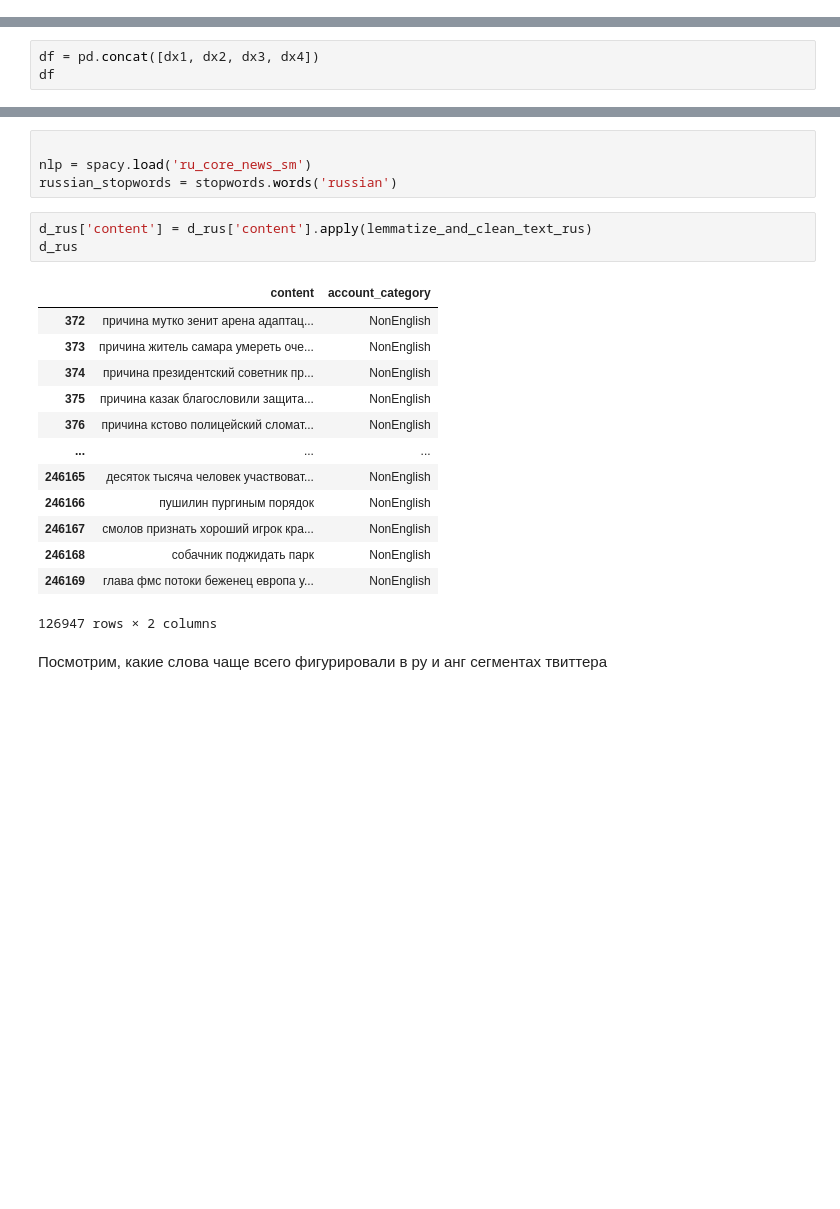
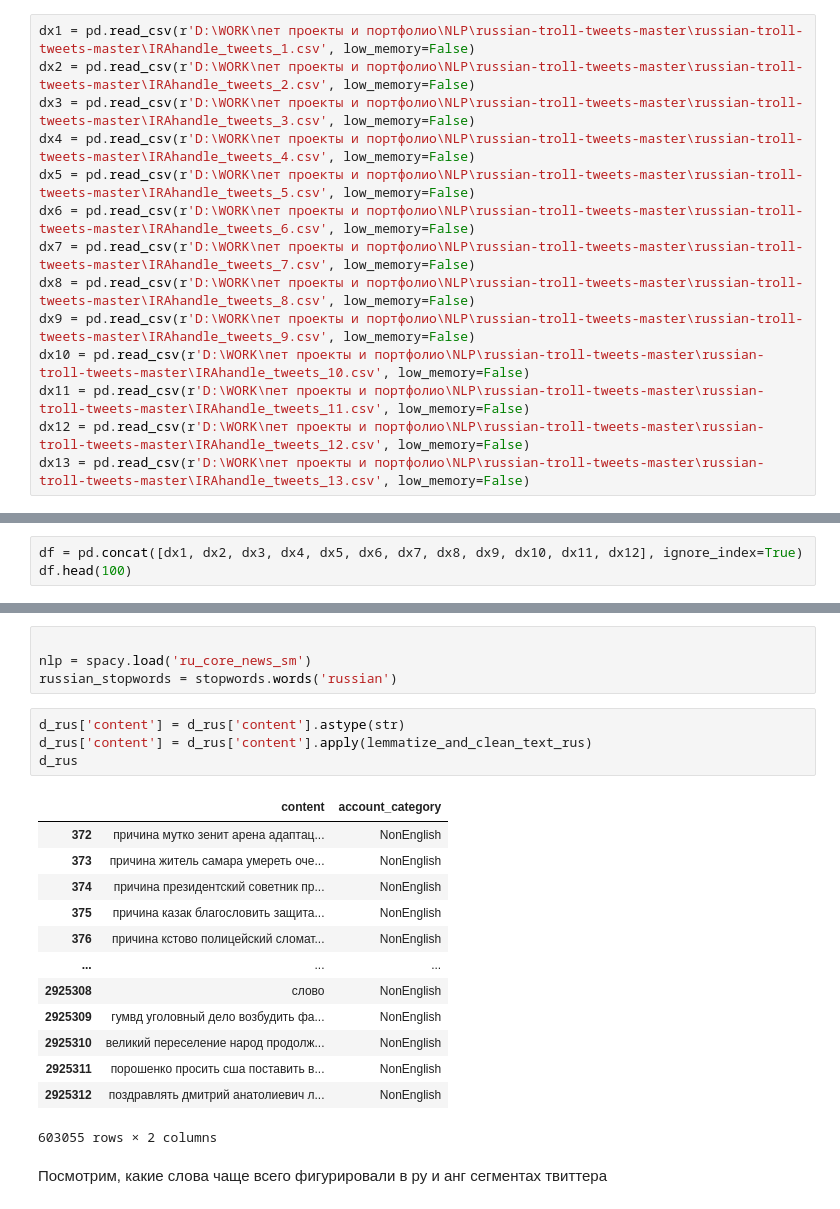
Before and after one commit to Orthanc92/Tweet-classification, a Jupyter notebook: twitter.ipynb, the cells around one changed output, grey strips where cells are left out. Saved outputs shown, nothing was run; the diff lists cells and outputs as text; blank space fills up the shorter version.

```diff
--- a/twitter.ipynb
+++ b/twitter.ipynb
@@ -118,3 +110,17 @@ dx4 = pd.read_csv('/content/IRAhandle_tweets_4.csv')
+# %%
+dx1 = pd.read_csv(r'D:\WORK\пет проекты и портфолио\NLP\russian-troll-tweets-master\russian-troll-tweets-master\IRAhandle_tweets_1.csv', low_memory=False)
+dx2 = pd.read_csv(r'D:\WORK\пет проекты и портфолио\NLP\russian-troll-tweets-master\russian-troll-tweets-master\IRAhandle_tweets_2.csv', low_memory=False)
+dx3 = pd.read_csv(r'D:\WORK\пет проекты и портфолио\NLP\russian-troll-tweets-master\russian-troll-tweets-master\IRAhandle_tweets_3.csv', low_memory=False)
+dx4 = pd.read_csv(r'D:\WORK\пет проекты и портфолио\NLP\russian-troll-tweets-master\russian-troll-tweets-master\IRAhandle_tweets_4.csv', low_memory=False)
+dx5 = pd.read_csv(r'D:\WORK\пет проекты и портфолио\NLP\russian-troll-tweets-master\russian-troll-tweets-master\IRAhandle_tweets_5.csv', low_memory=False)
+dx6 = pd.read_csv(r'D:\WORK\пет проекты и портфолио\NLP\russian-troll-tweets-master\russian-troll-tweets-master\IRAhandle_tweets_6.csv', low_memory=False)
+dx7 = pd.read_csv(r'D:\WORK\пет проекты и портфолио\NLP\russian-troll-tweets-master\russian-troll-tweets-master\IRAhandle_tweets_7.csv', low_memory=False)
+dx8 = pd.read_csv(r'D:\WORK\пет проекты и портфолио\NLP\russian-troll-tweets-master\russian-troll-tweets-master\IRAhandle_tweets_8.csv', low_memory=False)
+dx9 = pd.read_csv(r'D:\WORK\пет проекты и портфолио\NLP\russian-troll-tweets-master\russian-troll-tweets-master\IRAhandle_tweets_9.csv', low_memory=False)
+dx10 = pd.read_csv(r'D:\WORK\пет проекты и портфолио\NLP\russian-troll-tweets-master\russian-troll-tweets-master\IRAhandle_tweets_10.csv', low_memory=False)
+dx11 = pd.read_csv(r'D:\WORK\пет проекты и портфолио\NLP\russian-troll-tweets-master\russian-troll-tweets-master\IRAhandle_tweets_11.csv', low_memory=False)
+dx12 = pd.read_csv(r'D:\WORK\пет проекты и портфолио\NLP\russian-troll-tweets-master\russian-troll-tweets-master\IRAhandle_tweets_12.csv', low_memory=False)
+dx13 = pd.read_csv(r'D:\WORK\пет проекты и портфолио\NLP\russian-troll-tweets-master\russian-troll-tweets-master\IRAhandle_tweets_13.csv', low_memory=False)
 # %% [markdown]
 Краткое описание
 # %% [markdown]
@@ -161,8 +167,8 @@ tco2_step1-First redirect for the second http(s)://t.co/ link in a tweet, if it
 
 tco3_step1-First redirect for the third http(s)://t.co/ link in a tweet, if it exists
 # %%
-df = pd.concat([dx1, dx2, dx3, dx4])
-df
+df = pd.concat([dx1, dx2, dx3, dx4, dx5, dx6, dx7, dx8, dx9, dx10, dx11, dx12], ignore_index=True)
+df.head(100)
 # %% [output]
 |  | external_author_id | author | content | region | language | publish_date | harvested_date | following | ... |
 | 0 | 906000000000000000 | 10_GOP | "We have a sitting Democrat US Se... | Unknown | English | 10/1/2017 19:58 | 10/1/2017 19:59 | 1052 | ... |
@@ -306,22 +301,23 @@ order to load all the package's dependencies. You can do this by selecting the
 nlp = spacy.load('ru_core_news_sm')
 russian_stopwords = stopwords.words('russian')
 # %%
+d_rus['content'] = d_rus['content'].astype(str)
 d_rus['content'] = d_rus['content'].apply(lemmatize_and_clean_text_rus)
 d_rus
 # %% [output]
 |  | content | account_category |
 | 372 | причина мутко зенит арена адаптац... | NonEnglish |
 | 373 | причина житель самара умереть оче... | NonEnglish |
 | 374 | причина президентский советник пр... | NonEnglish |
-| 375 | причина казак благословили защита... | NonEnglish |
+| 375 | причина казак благословить защита... | NonEnglish |
 | 376 | причина кстово полицейский сломат... | NonEnglish |
 | ... | ... | ... |
-| 246165 | десяток тысяча человек участвоват... | NonEnglish |
-| 246166 | пушилин пургиным порядок | NonEnglish |
-| 246167 | смолов признать хороший игрок кра... | NonEnglish |
-| 246168 | собачник поджидать парк | NonEnglish |
-| 246169 | глава фмс потоки беженец европа у... | NonEnglish |
+| 2925308 | слово | NonEnglish |
+| 2925309 | гумвд уголовный дело возбудить фа... | NonEnglish |
+| 2925310 | великий переселение народ продолж... | NonEnglish |
+| 2925311 | порошенко просить сша поставить в... | NonEnglish |
+| 2925312 | поздравлять дмитрий анатолиевич л... | NonEnglish |
-126947 rows × 2 columns
+603055 rows × 2 columns
 # %% [markdown]
 Посмотрим, какие слова чаще всего фигурировали в ру и анг сегментах твиттера
 # %%
```
Also changed, not shown: parts of 58 cells of this notebook.
